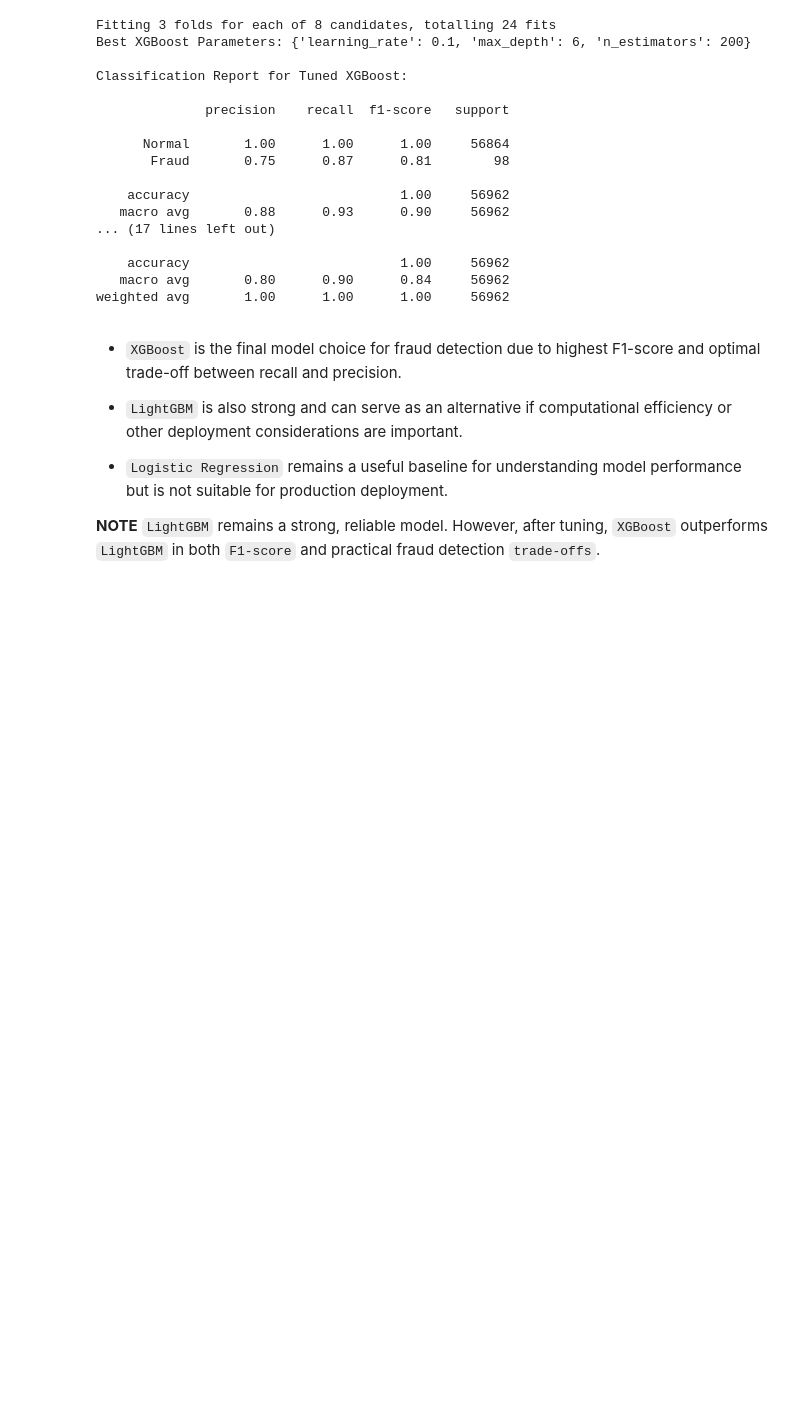
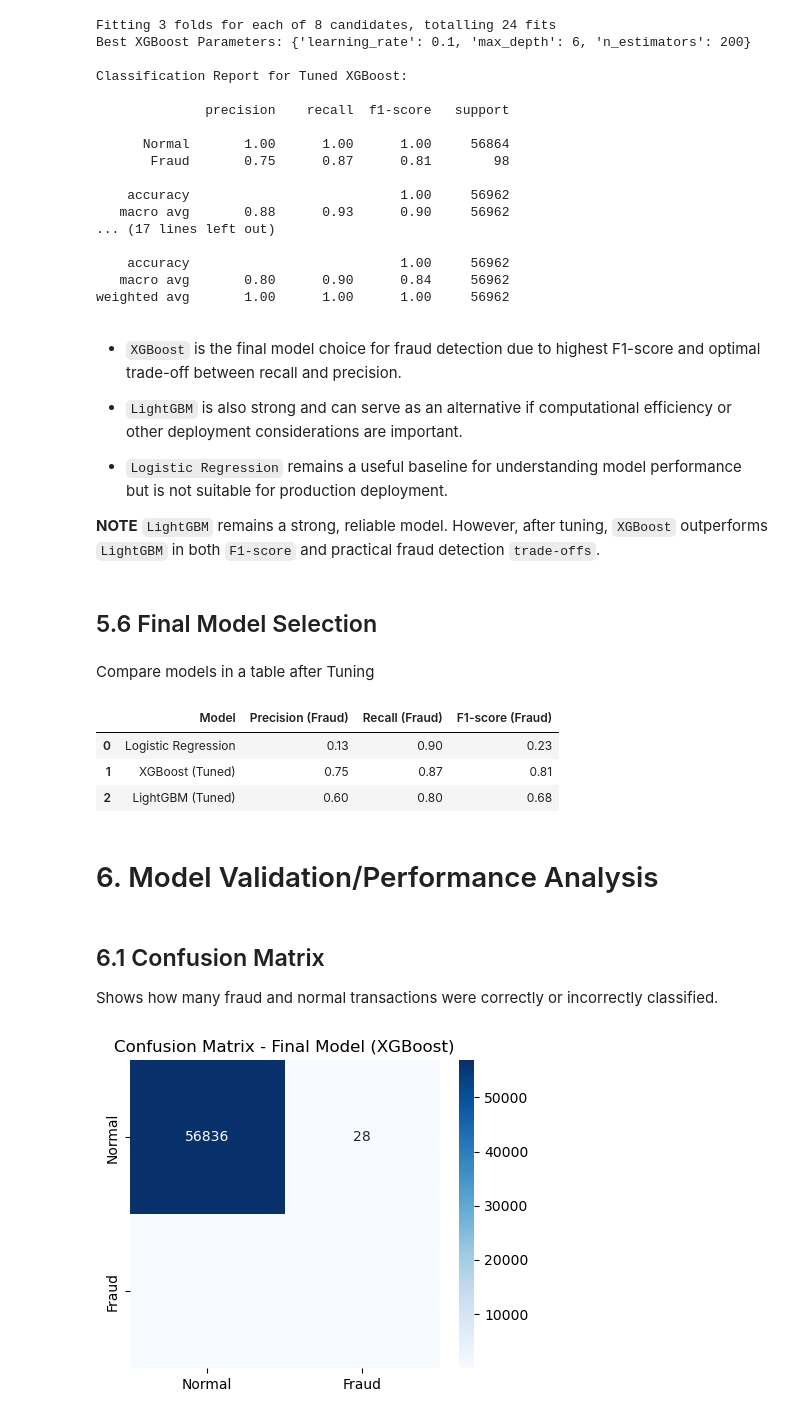
Before and after one commit to Alice-Mathenge/Credit-Card-Fraud-Detection-Analysis, a Jupyter notebook: Notebooks/Index.ipynb, the cells around one changed output. Saved outputs shown, nothing was run; the diff lists cells and outputs as text; code cells hidden in the pictures; blank space fills up the shorter version.

```diff
--- a/Notebooks/Index.ipynb
+++ b/Notebooks/Index.ipynb
@@ -827,3 +827,41 @@ weighted avg       1.00      1.00      1.00     56962
 - `Logistic Regression` remains a useful baseline for understanding model performance but is not suitable for production deployment.
 
 **NOTE** `LightGBM` remains a strong, reliable model. However, after tuning, `XGBoost` outperforms `LightGBM` in both `F1-score` and practical fraud detection `trade-offs`.
+# %% [markdown]
+## 5.6 Final Model Selection
+# %% [markdown]
+Compare models in a table after Tuning
+# %%
+# Metrics for the fraud class
+metrics_data = {
+    'Model': ['Logistic Regression', 'XGBoost (Tuned)', 'LightGBM (Tuned)'],
+    'Precision (Fraud)': [0.13, 0.75, 0.60],
+    'Recall (Fraud)': [0.90, 0.87, 0.80],
+    'F1-score (Fraud)': [0.23, 0.81, 0.68]
+}
+
+metrics_df = pd.DataFrame(metrics_data)
+metrics_df
+# %% [output]
+|  | Model | Precision (Fraud) | Recall (Fraud) | F1-score (Fraud) |
+| 0 | Logistic Regression | 0.13 | 0.90 | 0.23 |
+| 1 | XGBoost (Tuned) | 0.75 | 0.87 | 0.81 |
+| 2 | LightGBM (Tuned) | 0.60 | 0.80 | 0.68 |
+# %% [markdown]
+# 6. Model Validation/Performance Analysis
+# %% [markdown]
+## 6.1 Confusion Matrix
+Shows how many fraud and normal transactions were correctly or incorrectly classified.
+# %%
+# Predictions with the final XGBoost model
+
+y_pred_final = best_xgb.predict(X_test_scaled)
+
+cm = confusion_matrix(y_test, y_pred_final)
+plt.figure(figsize=(5,4))
+sns.heatmap(cm, annot=True, fmt='d', cmap='Blues',
+            xticklabels=['Normal','Fraud'], yticklabels=['Normal','Fraud'])
+plt.title('Confusion Matrix - Final Model (XGBoost)')
+plt.show()
+# %% [output]
+[figure, added]
```
Also changed, not shown: parts of 8 cells of this notebook.
